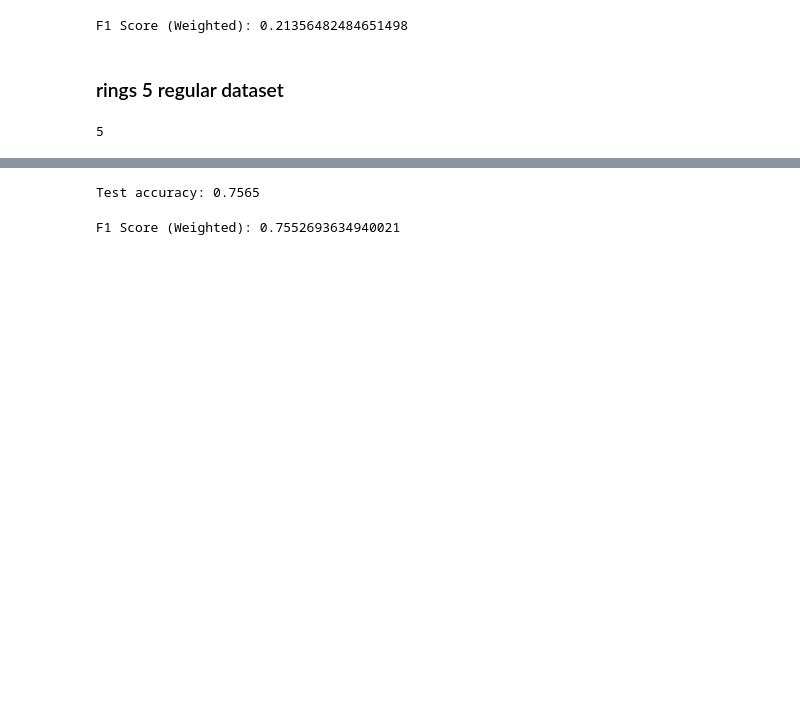
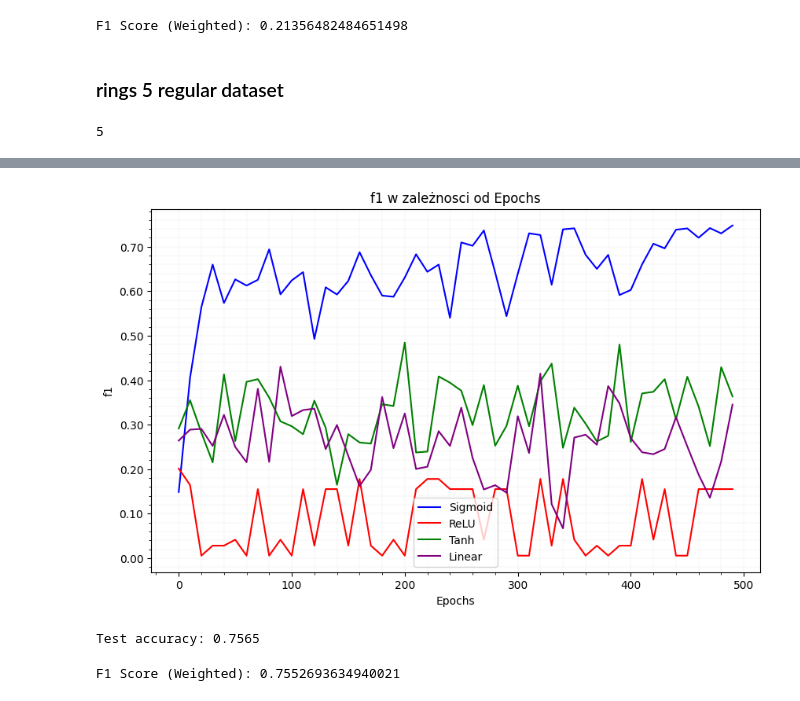
Before and after one commit to mikolaj2268/Computational_Intelligence_Methods, a Jupyter notebook: NN1/5/raport/nn1_5_classification.ipynb, the cells around one changed output, grey strips where cells are left out. Cells and saved outputs as stored; diff of their text form; code cells hidden in the pictures; blank space fills up the shorter version.

```diff
--- a/NN1/5/raport/nn1_5_classification.ipynb
+++ b/NN1/5/raport/nn1_5_classification.ipynb
@@ -608,3 +933,25 @@ F1 Score (Weighted): 0.15817849787093666
+# %%
+datasets = [f1_5b, f1_6b, f1_7b, f1_8b]
+labels = ['Sigmoid', 'ReLU', 'Tanh', 'Linear']
+colors = ['blue', 'red', 'green', 'purple']
+
+plot_mse(datasets, labels, colors)
+datasets = [f1_1b, f1_2b, f1_3b, f1_4b]
+labels = ['Sigmoid', 'ReLU', 'Tanh', 'Linear']
+colors = ['blue', 'red', 'green', 'purple']
+
+plot_mse(datasets, labels, colors)
+'''
+mlp5 = MLP(sizes=[2, 10, 10, 3], activation_fn=sigmoid,
+                activation_fn_derivative=sigmoid_derivative)  # Example layer setup
+
+# Train the MLP using your training data
+
+f1_5 = mlp5.train(training_data=training_data_rings, epochs=500, learn_rate=0.01, batch_size=64'''
+# tak jest do wszystkich z b
+#rings5
+# %% [output]
+[figure, added]
 # %%
 # Predict on the test set
 # This might involve looping through X_test_scaled and using your model's predict method
```
Also changed, not shown: parts of 23 cells of this notebook, 3 other files.
